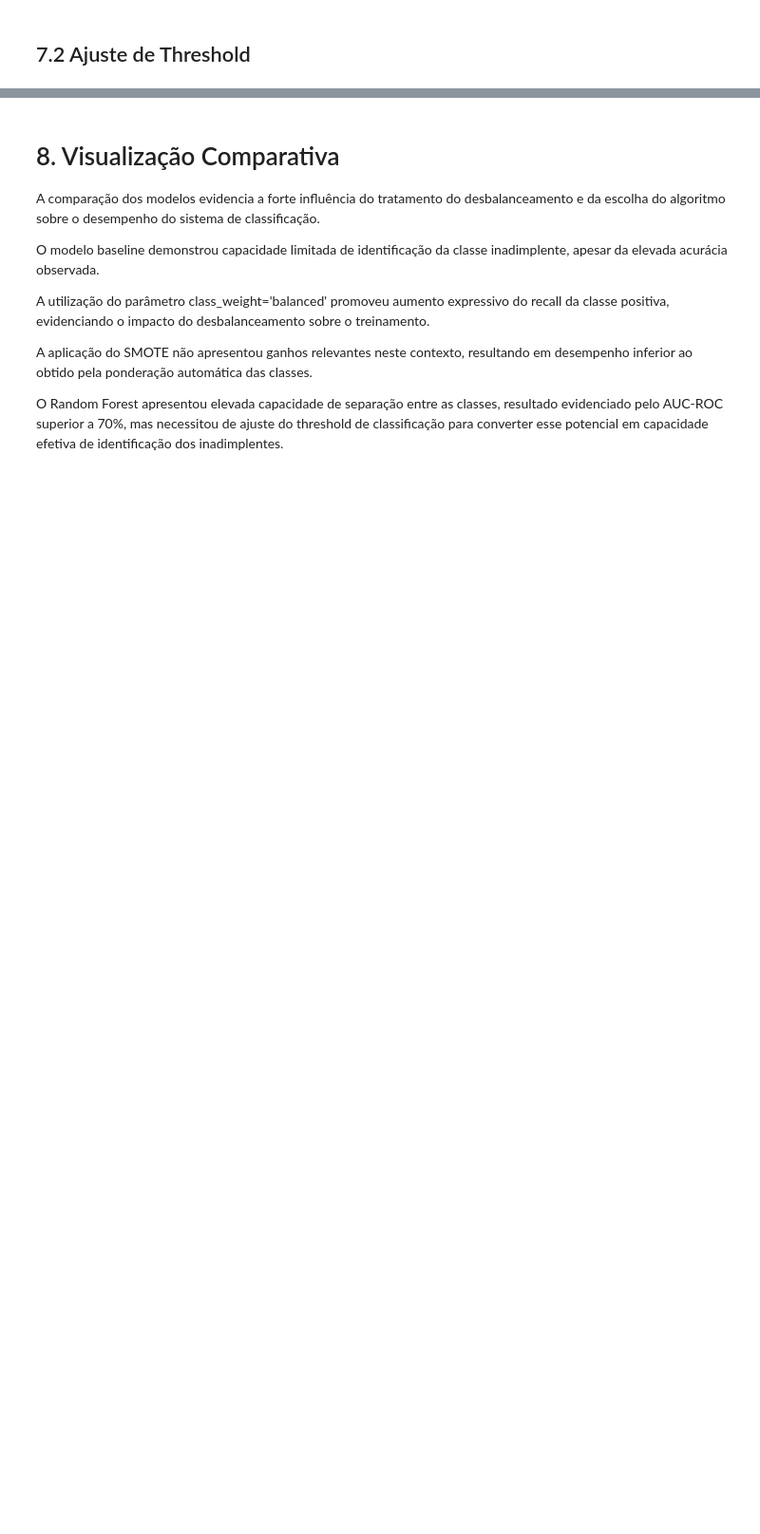
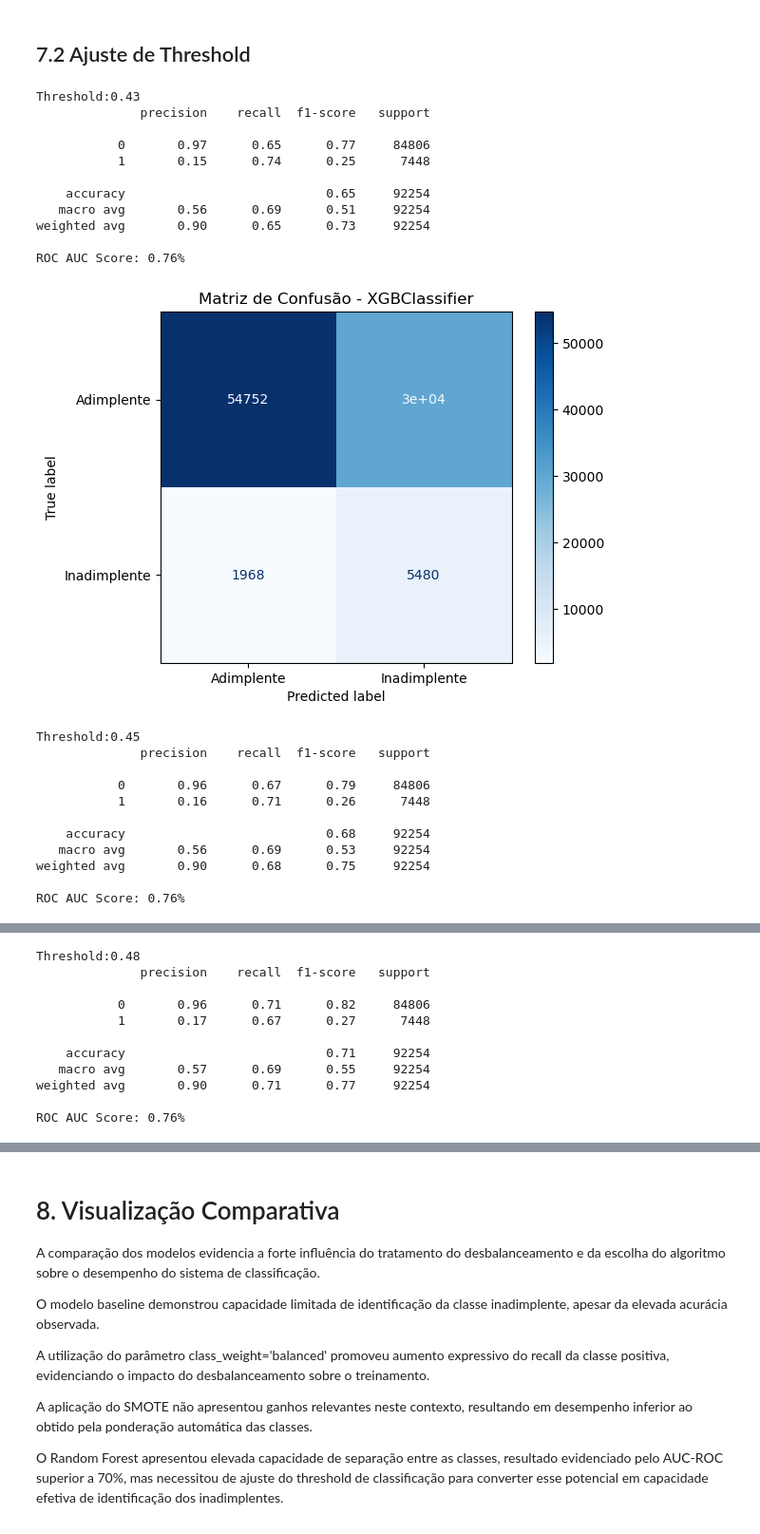
Before and after one commit to Rd-Brito13/Credit-Risk, a Jupyter notebook: notebook/04_modelos_avancados.ipynb, the cells around one changed output, grey strips where cells are left out. Shown at 95% size. Drawn from its saved outputs; the diff is of its cells as text; code cells hidden in the pictures; blank space fills up the shorter version.

```diff
--- a/notebook/04_modelos_avancados.ipynb
+++ b/notebook/04_modelos_avancados.ipynb
@@ -1127,3 +1129,41 @@ plt.show()
 [figure]
 # %% [markdown]
 ## 7.2 Ajuste de Threshold
+# %%
+# PLOTANDO AS ESTATITICA DOS MODELOS E SUA MATRIZ DE CONFUSÃO PARA CADA INTERVALO DE THRESHOLD
+for threshold in [0.43,0.45,0.48,0.50,0.55, 0.57, 0.60]:
+    y_pred_custom = (probabilidades_balanceadas_xgb >= threshold).astype(int)
+    print(f"Threshold:{threshold}")
+    print(classification_report(y_teste, y_pred_custom))
+    print('ROC AUC Score: {:.2f}%'.format(roc_auc_score(y_teste, probabilidades_balanceadas_xgb)))
+
+    # MATRIZ DE CONFUSÃO
+    cm = confusion_matrix(y_teste, y_pred_custom)
+    disp = ConfusionMatrixDisplay(confusion_matrix = cm, display_labels = ['Adimplente','Inadimplente'])
+    disp.plot(cmap=plt.cm.Blues)
+    plt.title("Matriz de Confusão - XGBClassifier")
+    plt.show()
+# %% [output]
+Threshold:0.43
+              precision    recall  f1-score   support
+
+           0       0.97      0.65      0.77     84806
+           1       0.15      0.74      0.25      7448
+
+    accuracy                           0.65     92254
+   macro avg       0.56      0.69      0.51     92254
+weighted avg       0.90      0.65      0.73     92254
+
+ROC AUC Score: 0.76%
+[figure, added]
+Threshold:0.45
+              precision    recall  f1-score   support
+
+           0       0.96      0.67      0.79     84806
+           1       0.16      0.71      0.26      7448
+
+    accuracy                           0.68     92254
+   macro avg       0.56      0.69      0.53     92254
+weighted avg       0.90      0.68      0.75     92254
+
+ROC AUC Score: 0.76%
@@ -1129,0 +1171,11 @@ plt.show()
+Threshold:0.48
+              precision    recall  f1-score   support
+
+           0       0.96      0.71      0.82     84806
+           1       0.17      0.67      0.27      7448
+
+    accuracy                           0.71     92254
+   macro avg       0.57      0.69      0.55     92254
+weighted avg       0.90      0.71      0.77     92254
+
+ROC AUC Score: 0.76%
```
Also changed, not shown: parts of 8 cells of this notebook, 3 other files.
